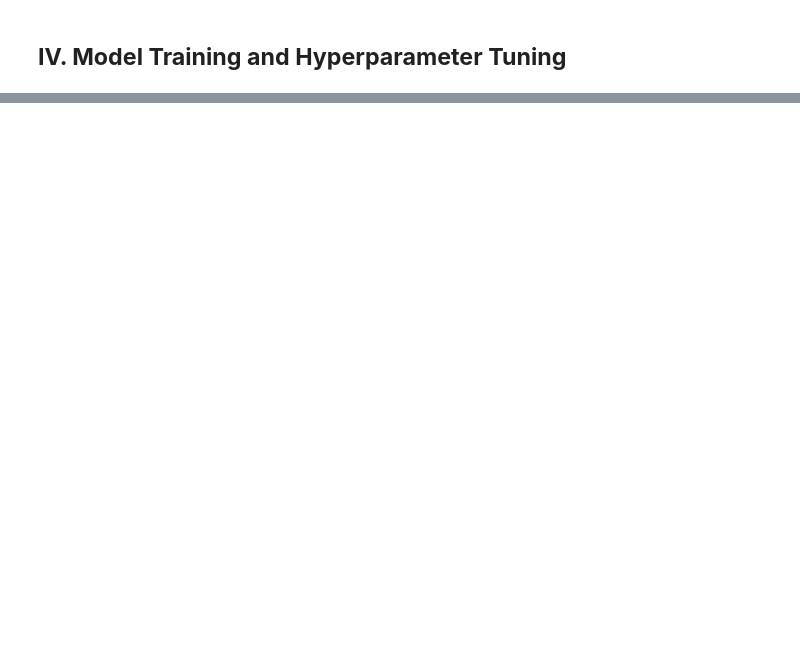
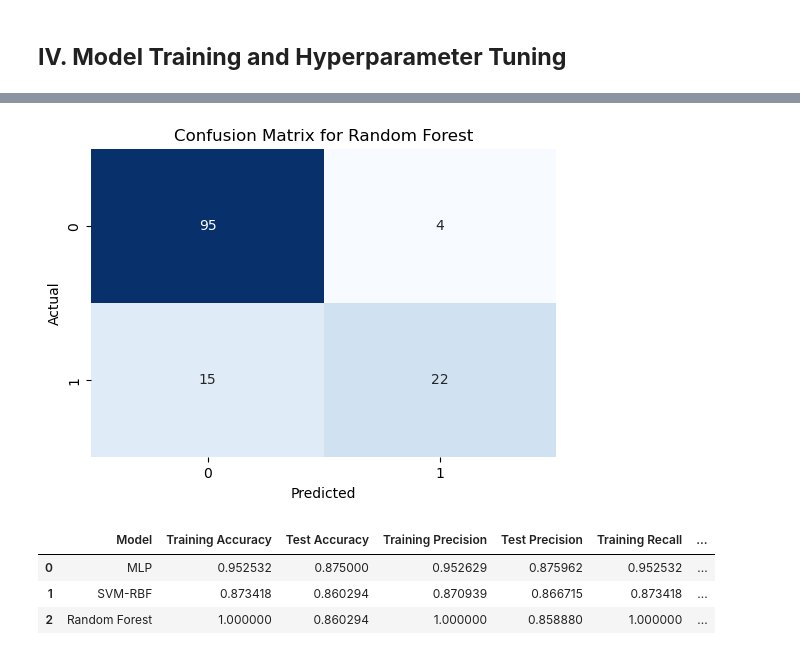
Before and after one commit to francisisip/SereniGuide, a Jupyter notebook: SereniGuide-ICETS2024.ipynb, the cells around one changed output, grey strips where cells are left out. Saved outputs shown, nothing was run; the diff lists cells and outputs as text; code cells hidden in the pictures; blank space fills up the shorter version.

```diff
--- a/SereniGuide-ICETS2024.ipynb
+++ b/SereniGuide-ICETS2024.ipynb
@@ -752,0 +1012,6 @@ Looking at the accuracy of `83.82352941176471%`, it is therefore inferred that t
+# %%
+print("Doing: Random Forest" )
+model, param_grid = models['Random Forest']
+
+metrics, cm = evaluate_model(model, param_grid, X_train, y_train, X_test, y_test)
+metrics['Model'] = "Random Forest"
@@ -752,0 +1036,17 @@ Looking at the accuracy of `83.82352941176471%`, it is therefore inferred that t
+# %%
+plt.figure(figsize=(6, 4))
+sns.heatmap(cm, annot=True, fmt='d', cmap='Blues', cbar=False)
+plt.title(f"Confusion Matrix for {metrics['Model']}")
+plt.xlabel("Predicted")
+plt.ylabel("Actual")
+plt.show()
+# %% [output]
+[figure, added]
+# %%
+results_df = pd.concat([results_df, pd.DataFrame([metrics])], ignore_index=True)
+results_df
+# %% [output]
+|  | Model | Training Accuracy | Test Accuracy | Training Precision | Test Precision | Training Recall | ... |
+| 0 | MLP | 0.952532 | 0.875000 | 0.952629 | 0.875962 | 0.952532 | ... |
+| 1 | SVM-RBF | 0.873418 | 0.860294 | 0.870939 | 0.866715 | 0.873418 | ... |
+| 2 | Random Forest | 1.000000 | 0.860294 | 1.000000 | 0.858880 | 1.000000 | ... |
```
Also changed, not shown: parts of 45 cells of this notebook.
